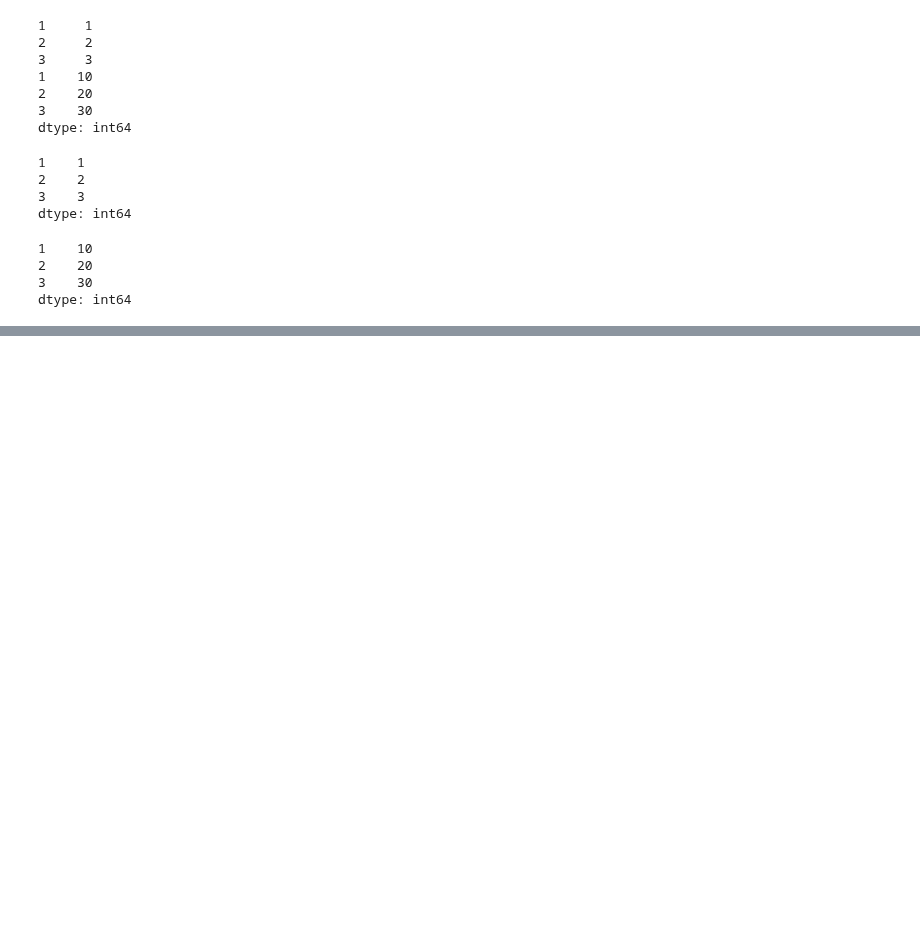
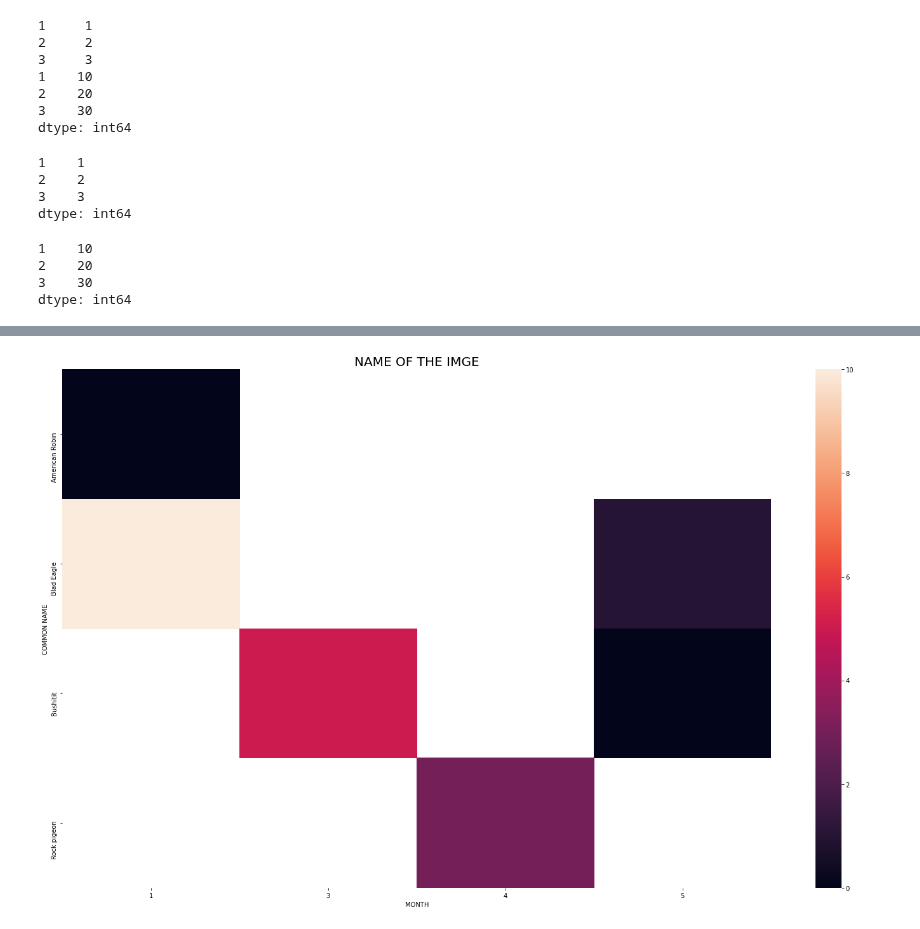
Before and after one commit to samirhinojosa/OC-P3-design-application-public-health, a Jupyter notebook: Untitled.ipynb, the cells around one changed output, grey strips where cells are left out. Cells and saved outputs as stored; diff of their text form; code cells hidden in the pictures; blank space fills up the shorter version.

```diff
--- a/Untitled.ipynb
+++ b/Untitled.ipynb
@@ -61,0 +182,7 @@ dtype: int64
+# %%
+arrays = [[1, 1, 3, 4, 5, 5],
+          ["American Robin", "Blad Eagle", "Bushitit", "Rock pigeon", "Blad Eagle", "Bushitit"]]
+index = pd.MultiIndex.from_arrays(arrays, names=('MONTH', 'COMMON NAME'))
+# %%
+df = pd.DataFrame({"OBSERVATION COUNT": [0, 10, 5, 3, 1, 0]},
+                  index=index)
@@ -61,0 +200,2 @@ dtype: int64
+# %%
+df_temp = df.pivot_table("OBSERVATION COUNT", "COMMON NAME", "MONTH")
@@ -61,0 +211,11 @@ dtype: int64
+# %%
+import matplotlib .pyplot as plt
+import seaborn as sns
+# Heatmap by Country from 2005 to 2015
+plt.figure(figsize = (25,15))
+plt.title("NAME OF THE IMGE", size=20)
+plot = sns.heatmap(df_temp)
+plot.set(xlabel="MONTH", ylabel="COMMON NAME")
+plt.show()
+# %% [output]
+[figure, added]
```
Also changed, not shown: parts of 19 cells of this notebook, 2 other files.
